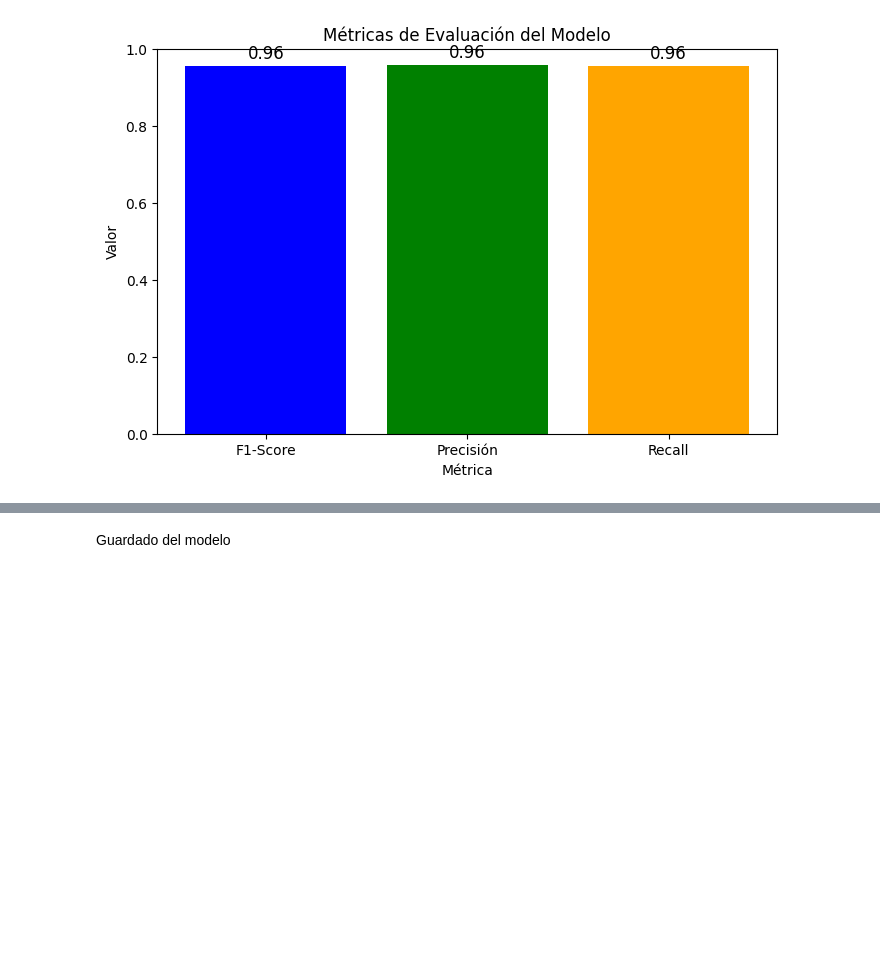
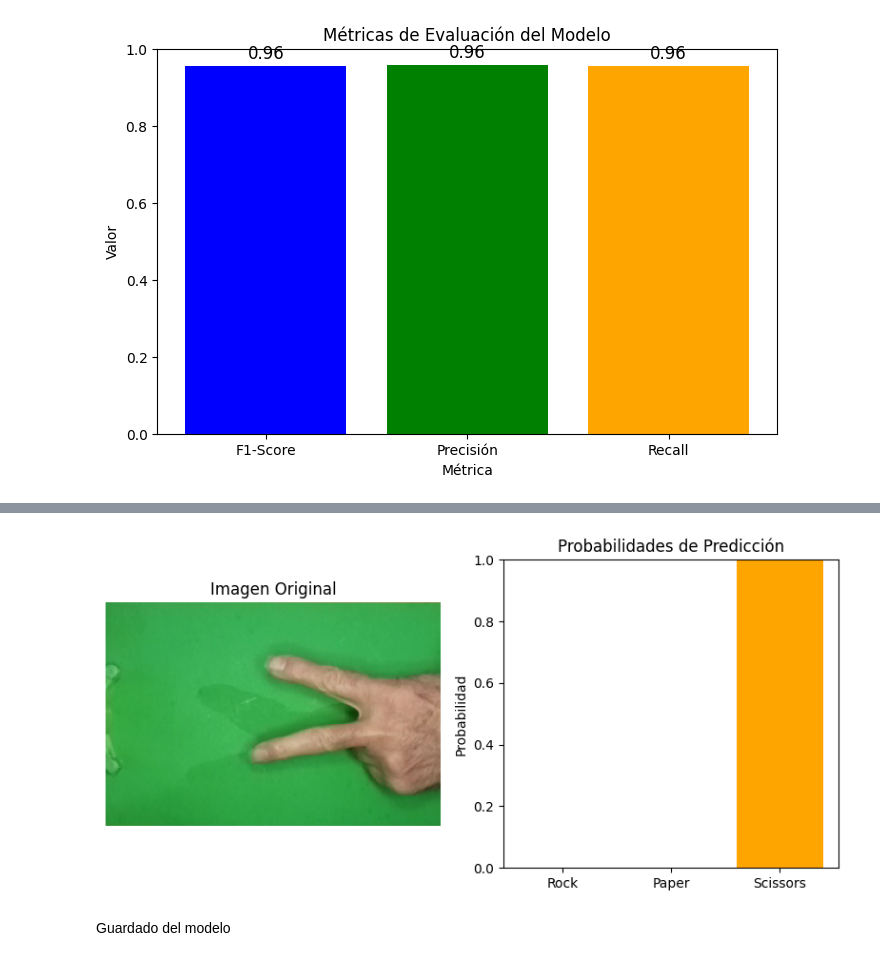
Before and after one commit to HyeG18/Piedra-Papel-Tijera-IA, a Jupyter notebook: notebooks/model_develop.ipynb, the cells around one changed output, grey strips where cells are left out. Drawn from its saved outputs; the diff is of its cells as text; code cells hidden in the pictures; blank space fills up the shorter version.

Commit message:
Modelo Funcional con 3 resultados

```diff
--- a/notebooks/model_develop.ipynb
+++ b/notebooks/model_develop.ipynb
@@ -490,3 +490,85 @@ Matriz de confusión:
  [  0   1 224]]
 [figure]
 [figure]
+# %%
+# Bloque para probar una imagen específica de una subcarpeta en raw
+import os
+from PIL import Image
+from rembg import remove
+import numpy as np
+import tensorflow as tf
+import matplotlib.pyplot as plt
+import random
+
+# Ruta a la carpeta raw y al modelo guardado
+raw_folder = "../data/raw"
+model_path = "../models/piedra_papel_tijera_model.keras"
+
+# Obtener una lista de subcarpetas (rock, paper, scissors)
+subfolders = [subfolder for subfolder in os.listdir(raw_folder) if os.path.isdir(os.path.join(raw_folder, subfolder))]
+if not subfolders:
+    print("No se encontraron subcarpetas en la carpeta raw.")
+else:
+    # Mezclar las subcarpetas para obtener una diferente cada vez
+    random.shuffle(subfolders)
+    selected_subfolder = subfolders[0]
+    subfolder_path = os.path.join(raw_folder, selected_subfolder)
+
+    # Obtener una lista de imágenes en la subcarpeta seleccionada
+    images = [file for file in os.listdir(subfolder_path) if file.lower().endswith(('.png', '.jpg', '.jpeg'))]
+    if not images:
+        print(f"No se encontraron imágenes en la subcarpeta {selected_subfolder}.")
+    else:
+        # Mezclar las imágenes para obtener una diferente cada vez
+        random.shuffle(images)
+        selected_image = images[0]
+        image_path = os.path.join(subfolder_path, selected_image)
+
+        # Cargar y procesar la imagen
+        with Image.open(image_path) as img:
+            print(f"Procesando imagen: {selected_image} de la carpeta {selected_subfolder}")
+
+            # Remover el fondo
+            img_no_bg = remove(img)
+
+            # Convertir a escala de grises
+            img_gray = img_no_bg.convert("L")
+
+            # Redimensionar la imagen
+            img_resized = img_gray.resize((30, 20))
+
+            # Normalizar la imagen
+            img_array = np.array(img_resized) / 255.0
+            img_normalized = np.expand_dims(img_array, axis=(0, -1))  # Expandir dimensiones para el modelo
+
+            # Cargar el modelo
+            model = tf.keras.models.load_model(model_path)
+
+            # Realizar la predicción
+            predictions = model.predict(img_normalized)
+            class_names = ["Rock", "Paper", "Scissors"]
+
+            # Mostrar los resultados
+            print("Probabilidades de predicción:")
+            for i, class_name in enumerate(class_names):
+                print(f"{class_name}: {predictions[0][i]:.4f}")
+
+            # Graficar la imagen original y las probabilidades
+            plt.figure(figsize=(8, 4))
+
+            # Imagen original
+            plt.subplot(1, 2, 1)
+            plt.imshow(img)
+            plt.title("Imagen Original")
+            plt.axis("off")
+
+            # Probabilidades de predicción
+            plt.subplot(1, 2, 2)
+            plt.bar(class_names, predictions[0], color=["blue", "green", "orange"])
+            plt.title("Probabilidades de Predicción")
+            plt.ylabel("Probabilidad")
+            plt.ylim(0, 1)
+
+            plt.tight_layout()
+            plt.show()
+# %% [output]
@@ -493,2 +581,3 @@ Matriz de confusión:
+[figure, added]
 # %% [markdown]
 Guardado del modelo
```
Also changed, not shown: parts of 1 cell of this notebook, 7 other files.
